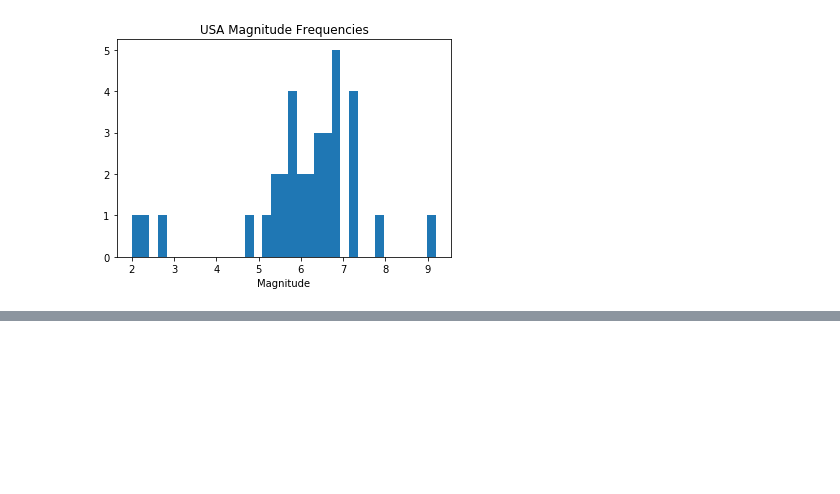
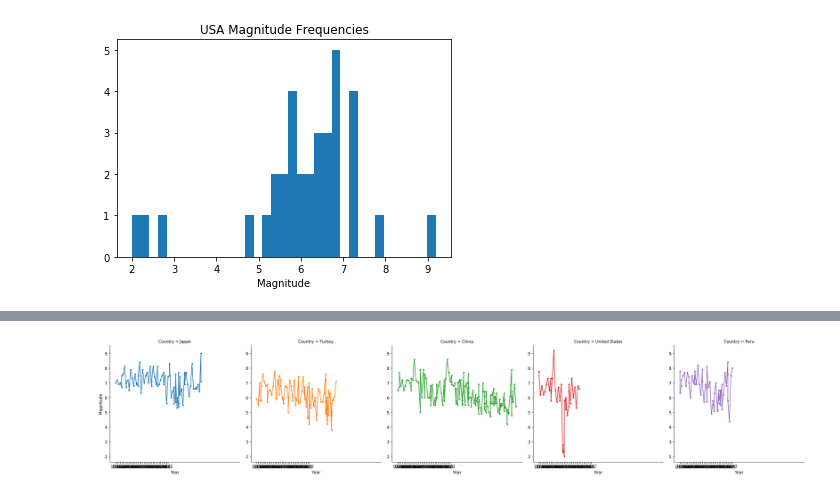
Before and after one commit to DataScienceBS/data-question-3-tornado-bombers, a Jupyter notebook: Earthquakes.ipynb, the cells around one changed output, grey strips where cells are left out. Saved outputs shown, nothing was run; the diff lists cells and outputs as text; code cells hidden in the pictures; blank space fills up the shorter version.

```diff
--- a/Earthquakes.ipynb
+++ b/Earthquakes.ipynb
@@ -620,0 +661,6 @@ A Jupyter Widget
+# %%
+c = sns.FacetGrid(f_1, col= "Country", hue= "Country", size=5.0)
+c.map(plt.plot, "Year", "Magnitude", marker= ".")
+plt.show()
+# %% [output]
+[figure, added]
```
Also changed, not shown: parts of 18 cells of this notebook.
